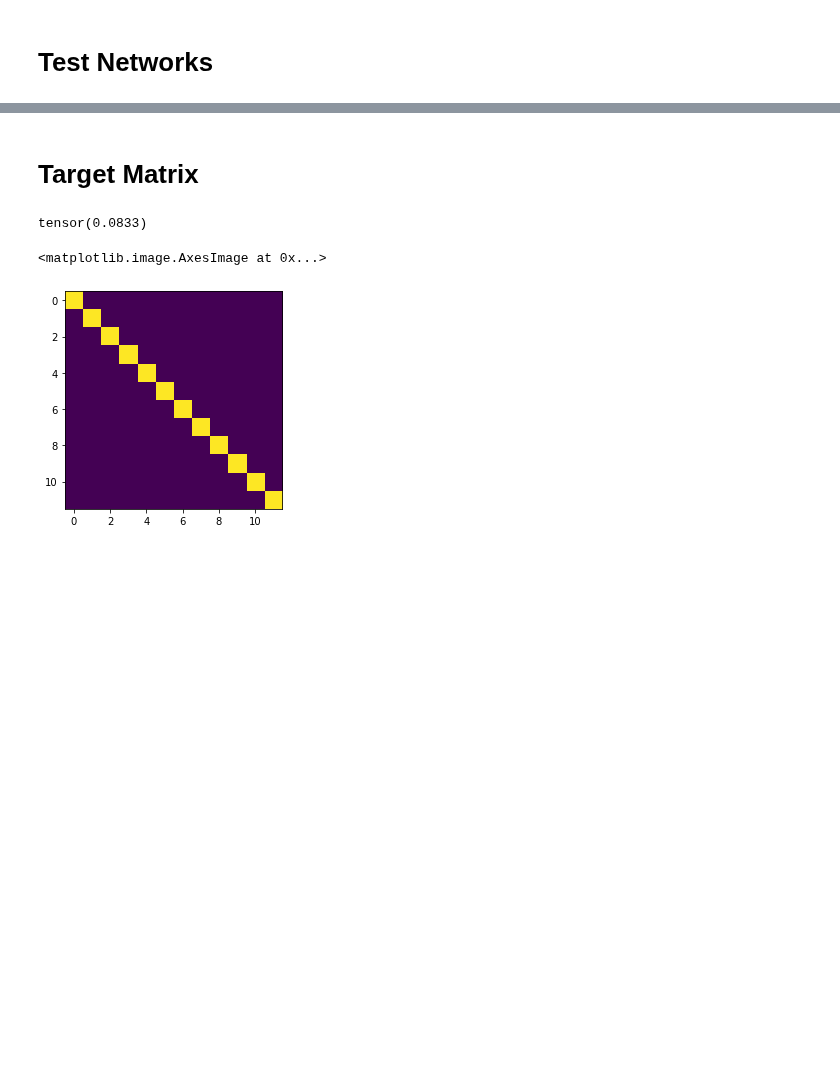
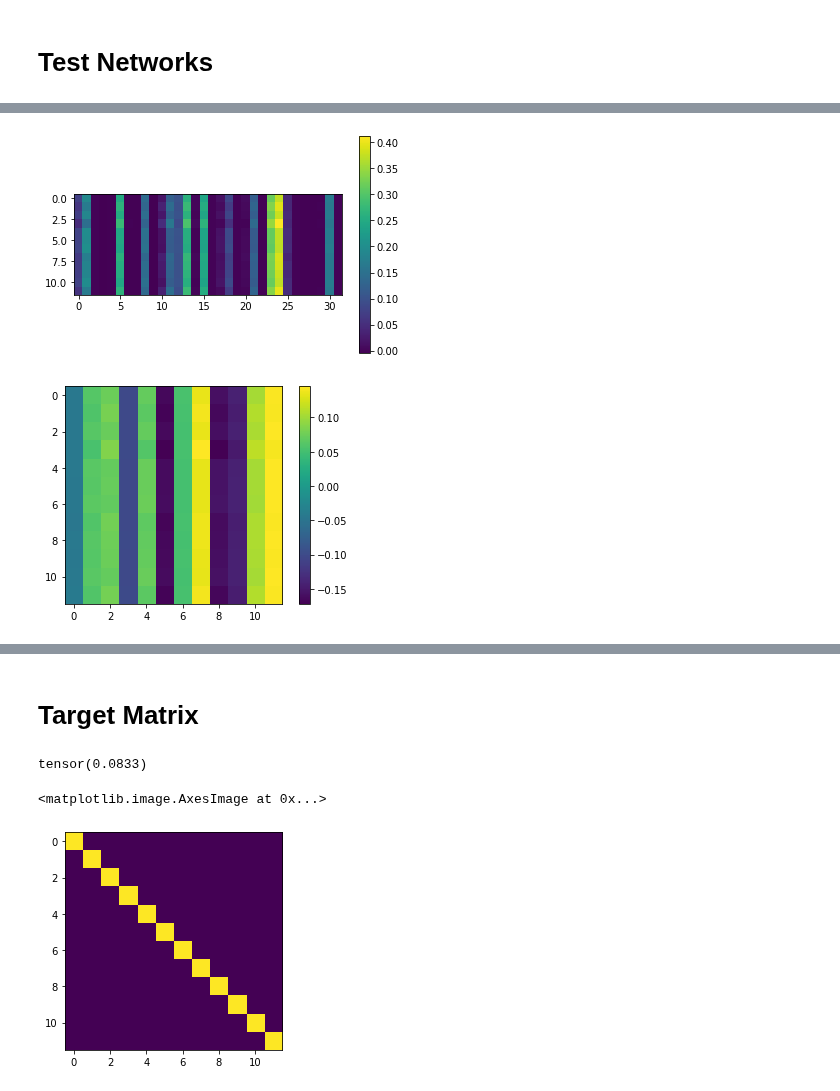
Before and after one commit to timgott/DeepQAP, a Jupyter notebook: evaluation/ConvLayerTest_v2.ipynb, the cells around one changed output, grey strips where cells are left out. Saved outputs shown, nothing was run; the diff lists cells and outputs as text; code cells hidden in the pictures; blank space fills up the shorter version.

```diff
--- a/evaluation/ConvLayerTest_v2.ipynb
+++ b/evaluation/ConvLayerTest_v2.ipynb
@@ -148,0 +216,14 @@ MeanSeparationLayer(
+# %%
+with torch.no_grad():
+    net = create_net("none", base=base_net)
+    m=net(in_matrix)
+    mi = net.intermediate
+    plt.imshow(mi)
+    plt.colorbar()
+    plt.show()
+    plt.imshow(net.out_linear(mi))
+    plt.colorbar()
+    plt.show()
+# %% [output]
+[figure, added]
+[figure, added]
```
Also changed, not shown: parts of 13 cells of this notebook, 2 other files.
